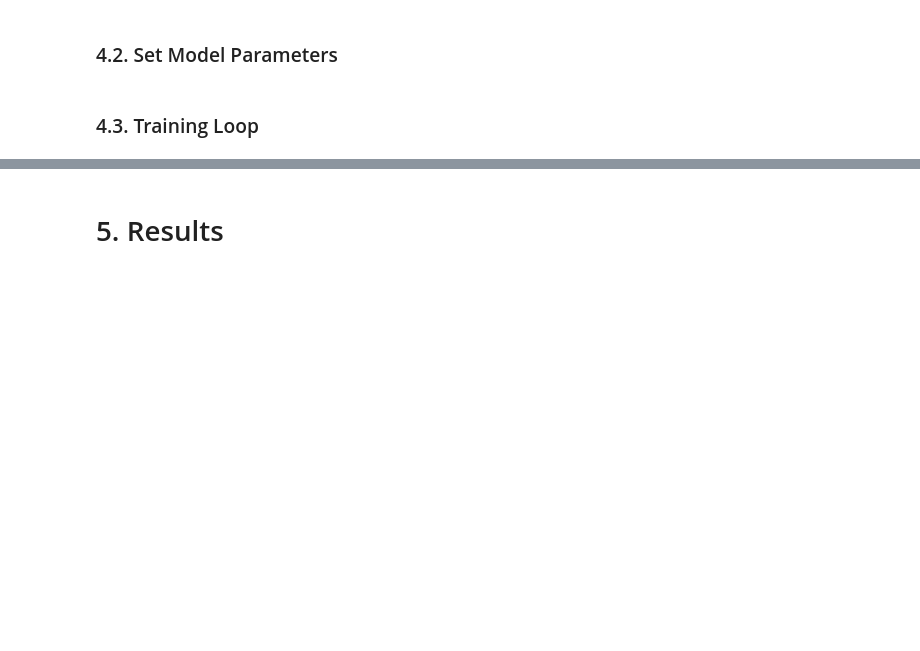
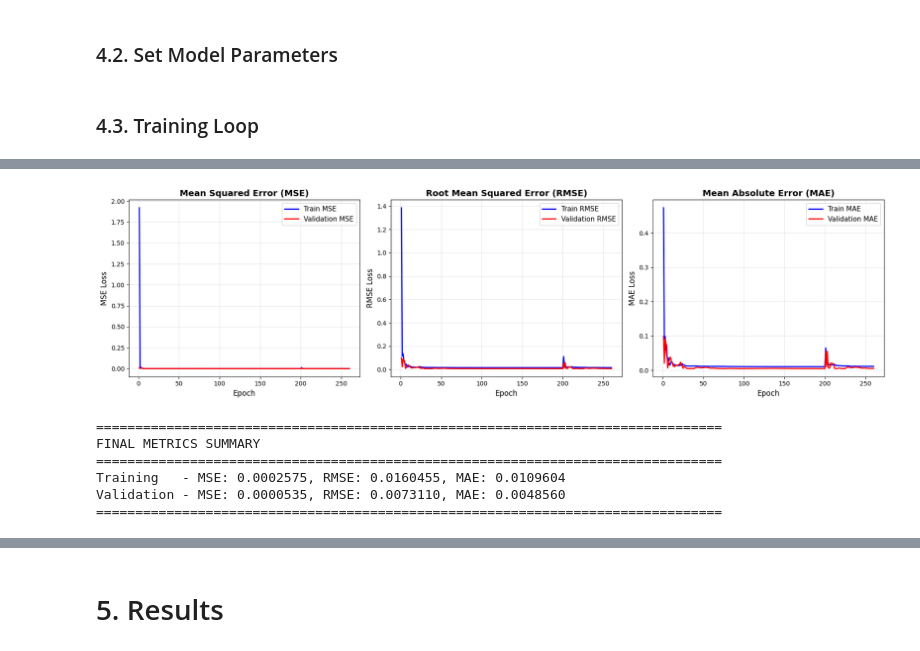
Before and after one commit to Nipuna-Tennakoon/Transformer-Model-TS-Forecasting, a Jupyter notebook: src/main.ipynb, the cells around one changed output, grey strips where cells are left out. Cells and saved outputs as stored; diff of their text form; code cells hidden in the pictures; blank space fills up the shorter version.

Commit message:
traine model and added eval metrics

```diff
--- a/src/main.ipynb
+++ b/src/main.ipynb
@@ -318,4 +388,12 @@ optimizer = torch.optim.AdamW(model.parameters(), lr=lr)
 scheduler = torch.optim.lr_scheduler.StepLR(optimizer, 1.0, gamma=0.95)
+# %%
+# Initialize metric history lists to track training and validation metrics
+train_mse_history = []
+train_rmse_history = []
+train_mae_history = []
+val_mse_history = []
+val_rmse_history = []
+val_mae_history = []
 # %% [markdown]
 ### 4.3. Training Loop
 # %%
@@ -355,4 +435,58 @@ for epoch in range(1, epochs + 1):
 --------------------------------------------------------------------------------
+# %%
+# Plot training and validation loss metrics
+if len(train_mse_history) > 0:
+    fig, axes = plt.subplots(1, 3, figsize=(18, 5))
+
+    epochs_range = range(1, len(train_mse_history) + 1)
+
+    # Plot MSE
+    axes[0].plot(epochs_range, train_mse_history, label='Train MSE', color='blue', linewidth=2)
+    axes[0].plot(epochs_range, val_mse_history, label='Validation MSE', color='red', linewidth=2)
+    axes[0].set_xlabel('Epoch', fontsize=12)
+    axes[0].set_ylabel('MSE Loss', fontsize=12)
+    axes[0].set_title('Mean Squared Error (MSE)', fontsize=14, fontweight='bold')
+    axes[0].legend(fontsize=11)
+    axes[0].grid(True, alpha=0.3)
+
+    # Plot RMSE
+    axes[1].plot(epochs_range, train_rmse_history, label='Train RMSE', color='blue', linewidth=2)
+    axes[1].plot(epochs_range, val_rmse_history, label='Validation RMSE', color='red', linewidth=2)
+    axes[1].set_xlabel('Epoch', fontsize=12)
+    axes[1].set_ylabel('RMSE Loss', fontsize=12)
+    axes[1].set_title('Root Mean Squared Error (RMSE)', fontsize=14, fontweight='bold')
+    axes[1].legend(fontsize=11)
+    axes[1].grid(True, alpha=0.3)
+
+    # Plot MAE
+    axes[2].plot(epochs_range, train_mae_history, label='Train MAE', color='blue', linewidth=2)
+    axes[2].plot(epochs_range, val_mae_history, label='Validation MAE', color='red', linewidth=2)
+    axes[2].set_xlabel('Epoch', fontsize=12)
+    axes[2].set_ylabel('MAE Loss', fontsize=12)
+    axes[2].set_title('Mean Absolute Error (MAE)', fontsize=14, fontweight='bold')
+    axes[2].legend(fontsize=11)
+    axes[2].grid(True, alpha=0.3)
+
+    plt.tight_layout()
+    plt.show()
+
+    # Print final metrics
+    print("\n" + "="*80)
+    print("FINAL METRICS SUMMARY")
+    print("="*80)
+    print(f"Training   - MSE: {train_mse_history[-1]:.7f}, RMSE: {train_rmse_history[-1]:.7f}, MAE: {train_mae_history[-1]:.7f}")
+    print(f"Validation - MSE: {val_mse_history[-1]:.7f}, RMSE: {val_rmse_history[-1]:.7f}, MAE: {val_mae_history[-1]:.7f}")
+    print("="*80)
+else:
+    print("No training metrics available. Please run the training loop first.")
+# %% [output]
+[figure, added]
+================================================================================
+FINAL METRICS SUMMARY
+================================================================================
+Training   - MSE: 0.0002575, RMSE: 0.0160455, MAE: 0.0109604
+Validation - MSE: 0.0000535, RMSE: 0.0073110, MAE: 0.0048560
+================================================================================
 # %%
 test_result, truth = forecast_seq(model, val_data)
 # %% [output]
```
Also changed, not shown: parts of 16 cells of this notebook, 3 other files.
